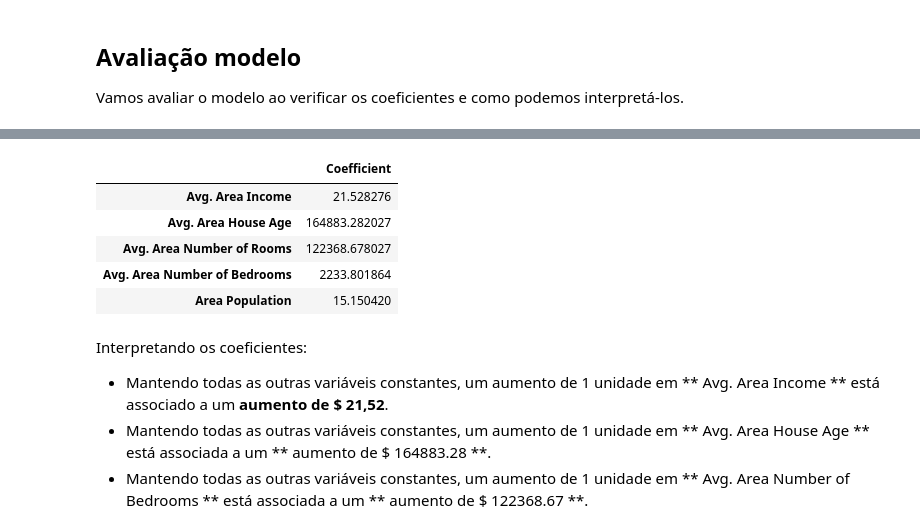
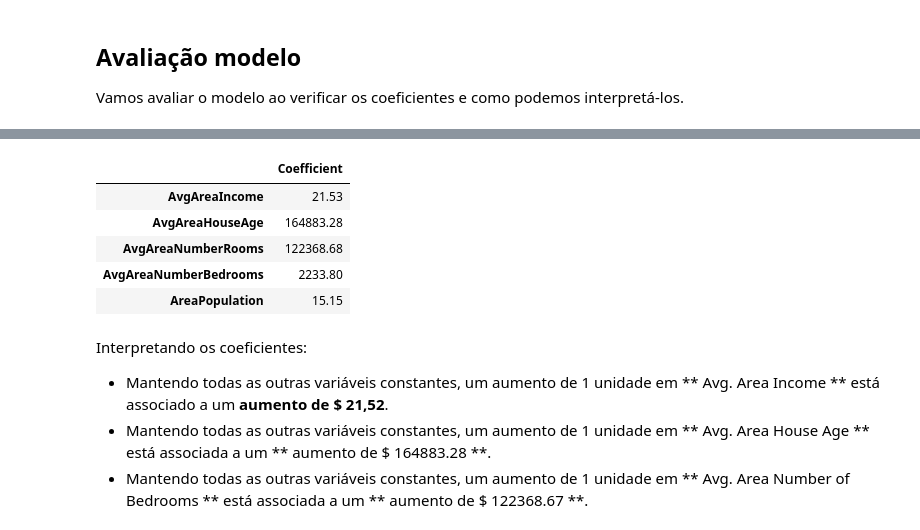
Before and after one commit to ironhacksao-datateam/june2019-ft, a Jupyter notebook: week_5/Regressão Linear/Regressao linear com Python.ipynb, the cells around one changed output, grey strips where cells are left out. Drawn from its saved outputs; the diff is of its cells as text; code cells hidden in the pictures.

```diff
--- a/week_5/Regressão Linear/Regressao linear com Python.ipynb
+++ b/week_5/Regressão Linear/Regressao linear com Python.ipynb
@@ -42,0 +45,2 @@ USAhousing.head()
+# %%
+us_housing = format_cols(us_housing)
@@ -105,3 +110,11 @@ y = USAhousing['Price']
+# %%
+# select feature columns
+X_cols = ['AvgAreaIncome', 'AvgAreaHouseAge', 'AvgAreaNumberRooms', 'AvgAreaNumberBedrooms', 'AreaPopulation']
+# %%
+X = us_housing[X_cols]
+# %%
+# select price column
+y = us_housing['Price']
 # %% [markdown]
 ## Split de treino
 
@@ -172,13 +194,13 @@ print(lm.intercept_)
 # %%
 coeff_df = pd.DataFrame(lm.coef_,X.columns,columns=['Coefficient'])
-coeff_df
+round(coeff_df,2)
 # %% [output]
 |  | Coefficient |
-| Avg. Area Income | 21.528276 |
-| Avg. Area House Age | 164883.282027 |
-| Avg. Area Number of Rooms | 122368.678027 |
-| Avg. Area Number of Bedrooms | 2233.801864 |
-| Area Population | 15.150420 |
+| AvgAreaIncome | 21.53 |
+| AvgAreaHouseAge | 164883.28 |
+| AvgAreaNumberRooms | 122368.68 |
+| AvgAreaNumberBedrooms | 2233.80 |
+| AreaPopulation | 15.15 |
 # %% [markdown]
 Interpretando os coeficientes:
 
```
Also changed, not shown: parts of 25 cells of this notebook, 4 other files.
